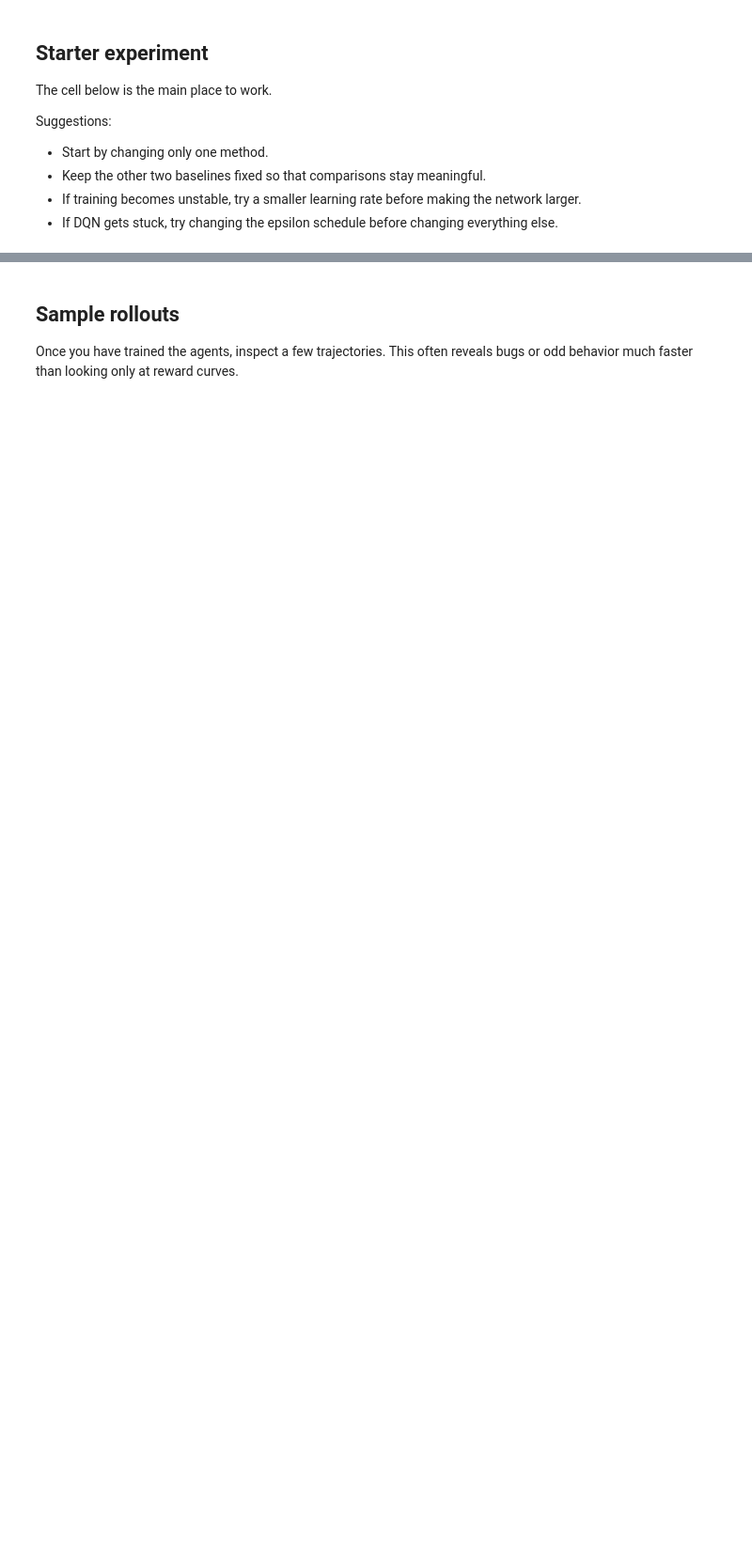
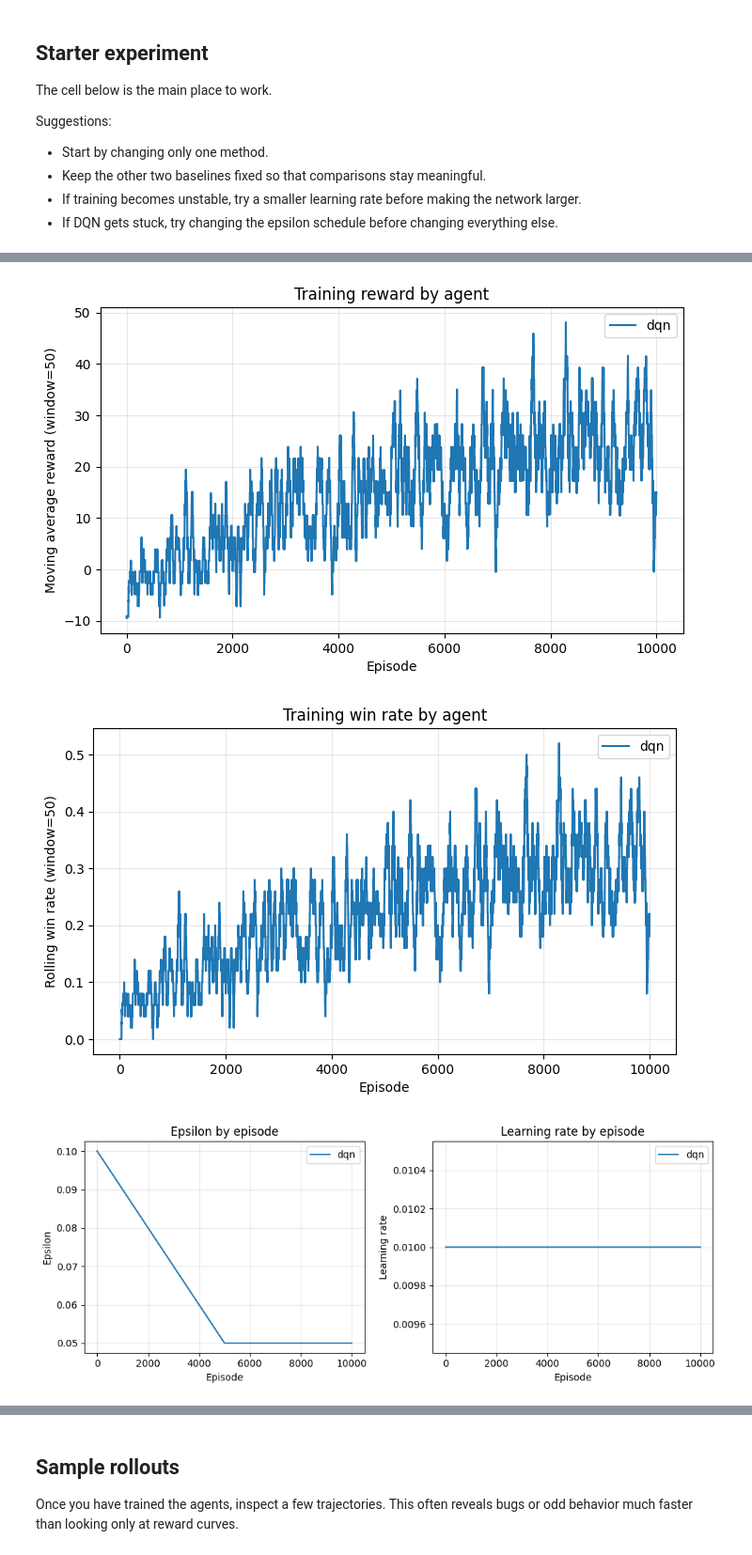
Before and after one commit to supertweety/Minesweeper, a Jupyter notebook: minesweeper_deep_rl_exercise.ipynb, the cells around one changed output, grey strips where cells are left out. Shown at 94% size. Cells and saved outputs as stored; diff of their text form; code cells hidden in the pictures; blank space fills up the shorter version.

```diff
--- a/minesweeper_deep_rl_exercise.ipynb
+++ b/minesweeper_deep_rl_exercise.ipynb
@@ -63,15 +70,16 @@ env_config = {
     'num_mines': 3,
     'safe_first_move': True,
     'reveal_reward': 0.1,
-    'win_reward': 1.0,
-    'lose_reward': -1.0,
+    'win_reward': 100.0,
+    'lose_reward': -10.0,
     'invalid_reward': -0.25,
 }
 
 # Training settings.
-# You can increase train_episodes if the curves still look noisy.
+# Lower report_every if you want more frequent progress updates while training.
 train_episodes = 1000
-eval_episodes = 30
+eval_episodes = 100
+report_every = 10
 plot_window = DEFAULT_PLOT_WINDOW
 
 state_size = env_config['size'] * env_config['size'] * MinesweeperEnv.CHANNELS_PER_CELL
@@ -87,40 +95,41 @@ agent_builders = {
         replay_capacity=5000,
         target_sync_every=100,
         # This is one of the main things you should tune.
-        epsilon_schedule=LinearSchedule(1.0, 0.05, 200),
+        epsilon_schedule=LinearSchedule(0.1, 0.05, 5000),
         # You can also try linear or piecewise schedules here.
-        learning_rate_schedule=ConstantSchedule(1e-3),
+        learning_rate_schedule=ConstantSchedule(0.01),
         seed=0,
         name='dqn',
-    ),
-    'reinforce': lambda: REINFORCEAgent(
-        state_size=state_size,
-        action_size=action_size,
-        hidden_sizes=(128, 64),
-        gamma=0.99,
-        entropy_coef=0.01,
-        learning_rate_schedule=ConstantSchedule(5e-4),
-        seed=0,
-        name='reinforce',
-    ),
-    'actor_critic': lambda: ActorCriticAgent(
-        state_size=state_size,
-        action_size=action_size,
-        hidden_sizes=(128, 64),
-        gamma=0.99,
-        value_coef=0.5,
-        entropy_coef=0.01,
-        learning_rate_schedule=ConstantSchedule(5e-4),
-        seed=0,
-        name='actor_critic',
-    ),
+    )#,
+    # 'reinforce': lambda: REINFORCEAgent(
+    #     state_size=state_size,
+    #     action_size=action_size,
+    #     hidden_sizes=(128, 64),
+    #     gamma=0.99,
+    #     entropy_coef=0.01,
+    #     learning_rate_schedule=ConstantSchedule(5e-4),
+    #     seed=0,
+    #     name='reinforce',
+    # ),
+    # 'actor_critic': lambda: ActorCriticAgent(
+    #     state_size=state_size,
+    #     action_size=action_size,
+    #     hidden_sizes=(128, 64),
+    #     gamma=0.99,
+    #     value_coef=0.5,
+    #     entropy_coef=0.01,
+    #     learning_rate_schedule=ConstantSchedule(5e-4),
+    #     seed=0,
+    #     name='actor_critic',
+    # ),
 }
 
 results = compare_agents(
     agent_builders,
     env_config,
-    train_episodes=train_episodes,
-    eval_episodes=eval_episodes,
+    train_episodes=10000,
+    eval_episodes=100,
+    report_every=report_every,
     plot_window=plot_window,
 )
 
@@ -128,3 +137,4 @@ plot_training_rewards(results, window=plot_window)
 plot_win_rates(results, window=plot_window)
 plot_schedule_traces(results)
 show_results_table(results)
+# %% [output]
@@ -130,0 +158,3 @@ show_results_table(results)
+[figure, added]
+[figure, added]
+[figure, added]
```
Also changed, not shown: parts of 5 cells of this notebook, 1 other file.
